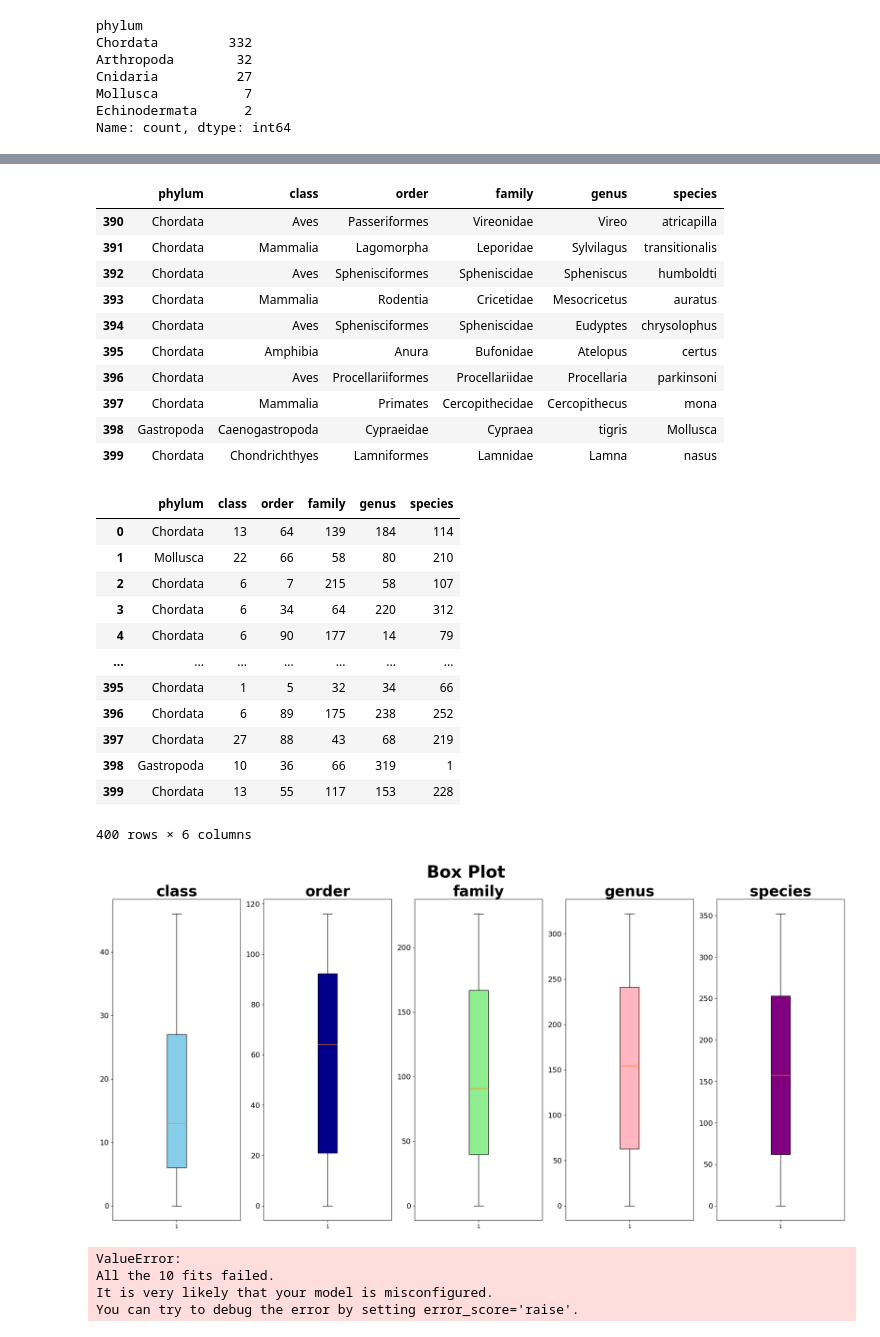
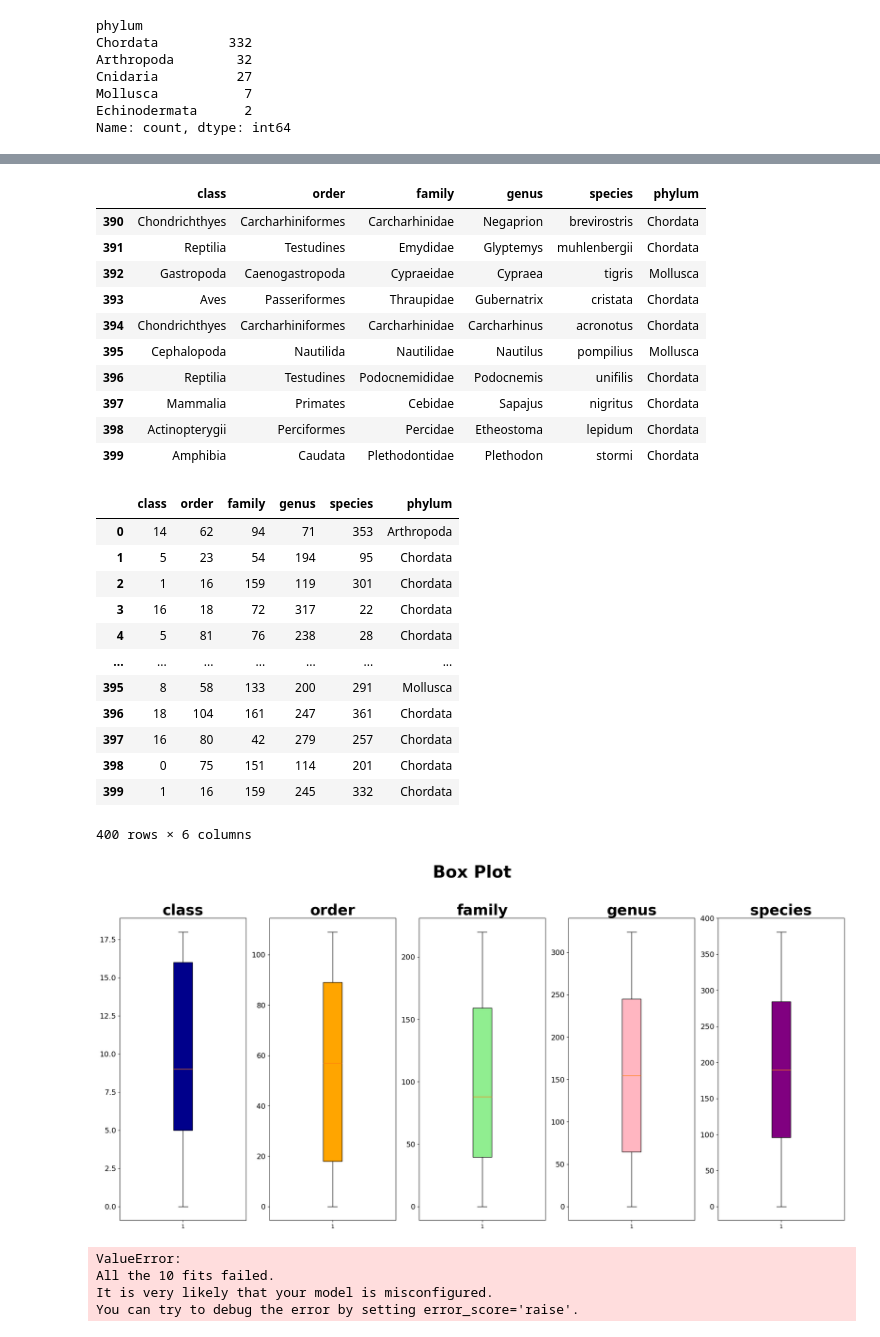
Before and after one commit to Math0202/Data-science, a Jupyter notebook: dtaProject latest(2).ipynb, the cells around one changed output, grey strips where cells are left out. Saved outputs shown, nothing was run; the diff lists cells and outputs as text; code cells hidden in the pictures.

Commit message:
box plot

```diff
--- a/dtaProject latest(2).ipynb
+++ b/dtaProject latest(2).ipynb
@@ -1,5 +1,5 @@
 # %%
 import pandas as pd
-dataset=pd.read_csv(r"C:\Users\pkmag\Downloads\metadata.csv")
+dataset=pd.read_csv(r"C:\Users\pkmag\OneDrive\Desktop\📖\Second year Semester 2\EAP\metadata (2).csv")
 dataset
 # %% [output]
@@ -249,17 +249,17 @@ dataset
 # %%
 dataset.tail(10)
 # %% [output]
-|  | phylum | class | order | family | genus | species |
-| 390 | Chordata | Aves | Passeriformes | Vireonidae | Vireo | atricapilla |
-| 391 | Chordata | Mammalia | Lagomorpha | Leporidae | Sylvilagus | transitionalis |
-| 392 | Chordata | Aves | Sphenisciformes | Spheniscidae | Spheniscus | humboldti |
-| 393 | Chordata | Mammalia | Rodentia | Cricetidae | Mesocricetus | auratus |
-| 394 | Chordata | Aves | Sphenisciformes | Spheniscidae | Eudyptes | chrysolophus |
-| 395 | Chordata | Amphibia | Anura | Bufonidae | Atelopus | certus |
-| 396 | Chordata | Aves | Procellariiformes | Procellariidae | Procellaria | parkinsoni |
-| 397 | Chordata | Mammalia | Primates | Cercopithecidae | Cercopithecus | mona |
-| 398 | Gastropoda | Caenogastropoda | Cypraeidae | Cypraea | tigris | Mollusca |
-| 399 | Chordata | Chondrichthyes | Lamniformes | Lamnidae | Lamna | nasus |
+|  | class | order | family | genus | species | phylum |
+| 390 | Chondrichthyes | Carcharhiniformes | Carcharhinidae | Negaprion | brevirostris | Chordata |
+| 391 | Reptilia | Testudines | Emydidae | Glyptemys | muhlenbergii | Chordata |
+| 392 | Gastropoda | Caenogastropoda | Cypraeidae | Cypraea | tigris | Mollusca |
+| 393 | Aves | Passeriformes | Thraupidae | Gubernatrix | cristata | Chordata |
+| 394 | Chondrichthyes | Carcharhiniformes | Carcharhinidae | Carcharhinus | acronotus | Chordata |
+| 395 | Cephalopoda | Nautilida | Nautilidae | Nautilus | pompilius | Mollusca |
+| 396 | Reptilia | Testudines | Podocnemididae | Podocnemis | unifilis | Chordata |
+| 397 | Mammalia | Primates | Cebidae | Sapajus | nigritus | Chordata |
+| 398 | Actinopterygii | Perciformes | Percidae | Etheostoma | lepidum | Chordata |
+| 399 | Amphibia | Caudata | Plethodontidae | Plethodon | stormi | Chordata |
 # %%
 from sklearn.preprocessing import LabelEncoder
 import pandas as pd
@@ -276,57 +276,60 @@ for column in categorical_columns:
 # %%
 dataset
 # %% [output]
-|  | phylum | class | order | family | genus | species |
-| 0 | Chordata | 13 | 64 | 139 | 184 | 114 |
-| 1 | Mollusca | 22 | 66 | 58 | 80 | 210 |
-| 2 | Chordata | 6 | 7 | 215 | 58 | 107 |
-| 3 | Chordata | 6 | 34 | 64 | 220 | 312 |
-| 4 | Chordata | 6 | 90 | 177 | 14 | 79 |
+|  | class | order | family | genus | species | phylum |
+| 0 | 14 | 62 | 94 | 71 | 353 | Arthropoda |
+| 1 | 5 | 23 | 54 | 194 | 95 | Chordata |
+| 2 | 1 | 16 | 159 | 119 | 301 | Chordata |
+| 3 | 16 | 18 | 72 | 317 | 22 | Chordata |
+| 4 | 5 | 81 | 76 | 238 | 28 | Chordata |
 | ... | ... | ... | ... | ... | ... | ... |
-| 395 | Chordata | 1 | 5 | 32 | 34 | 66 |
-| 396 | Chordata | 6 | 89 | 175 | 238 | 252 |
-| 397 | Chordata | 27 | 88 | 43 | 68 | 219 |
-| 398 | Gastropoda | 10 | 36 | 66 | 319 | 1 |
-| 399 | Chordata | 13 | 55 | 117 | 153 | 228 |
+| 395 | 8 | 58 | 133 | 200 | 291 | Mollusca |
+| 396 | 18 | 104 | 161 | 247 | 361 | Chordata |
+| 397 | 16 | 80 | 42 | 279 | 257 | Chordata |
+| 398 | 0 | 75 | 151 | 114 | 201 | Chordata |
+| 399 | 1 | 16 | 159 | 245 | 332 | Chordata |
 400 rows × 6 columns
 # %%
-# BOX PLOT
 import pandas as pd
 import matplotlib.pyplot as plt
 import seaborn as sns
 import numpy as np
 
-
+# Set properties for outliers (red circle) and colors for the boxes
 red_circle = dict(markerfacecolor='red', marker='o', markeredgecolor='white')
 box_colors = ['skyblue', 'orange', 'lightgreen', 'lightpink', 'purple', 'yellow']
 special_color = 'darkblue'
 
+# Create subplots for each column, excluding only the last column
+fig, axs = plt.subplots(1, len(dataset.columns) - 1, figsize=(20, 10))  # Adjust number of subplots
 
-fig, axs = plt.subplots(1, len(dataset.columns) - 1, figsize=(20, 10))
+# Loop through columns excluding only the last one
+for i, ax in enumerate(axs.flat):
+    # Exclude only the last column using iloc
+    box = ax.boxplot(dataset.iloc[:, i], patch_artist=True, flierprops=red_circle)
 
-
-for i, ax in enumerate(axs.flat):
-    box = ax.boxplot(dataset.iloc[:, i + 1], patch_artist=True, flierprops=red_circle)
-
-
-    if i == 1:
+    # Set the color logic
+    if i == 0:  # First box gets special color
         color = special_color
     else:
         color = box_colors[i % len(box_colors)]
 
-
+    # Set box face color
     for patch in box['boxes']:
         patch.set_facecolor(color)
 
-    ax.set_title(dataset.columns[i + 1], fontsize=28, fontweight='bold')
+    # Set title and labels for each boxplot
+    ax.set_title(dataset.columns[i], fontsize=28, fontweight='bold')
     ax.tick_params(axis='y', labelsize=14)
 
-plt.suptitle('Box Plot  ', fontsize=32, fontweight='bold')
+# Set the overall title
+plt.suptitle('Box Plot', fontsize=32, fontweight='bold')
 
-plt.tight_layout()
+# Adjust layout to fit titles and plots properly
+plt.tight_layout(rect=[0, 0, 1, 0.95])  # Adjusted to fit the main title
 plt.show()
 # %% [output]
-[figure, old version]
+[figure, new version]
 # %%
 from sklearn.model_selection import train_test_split, KFold, cross_val_score
 from sklearn import model_selection
```
Also changed, not shown: parts of 14 cells of this notebook.
